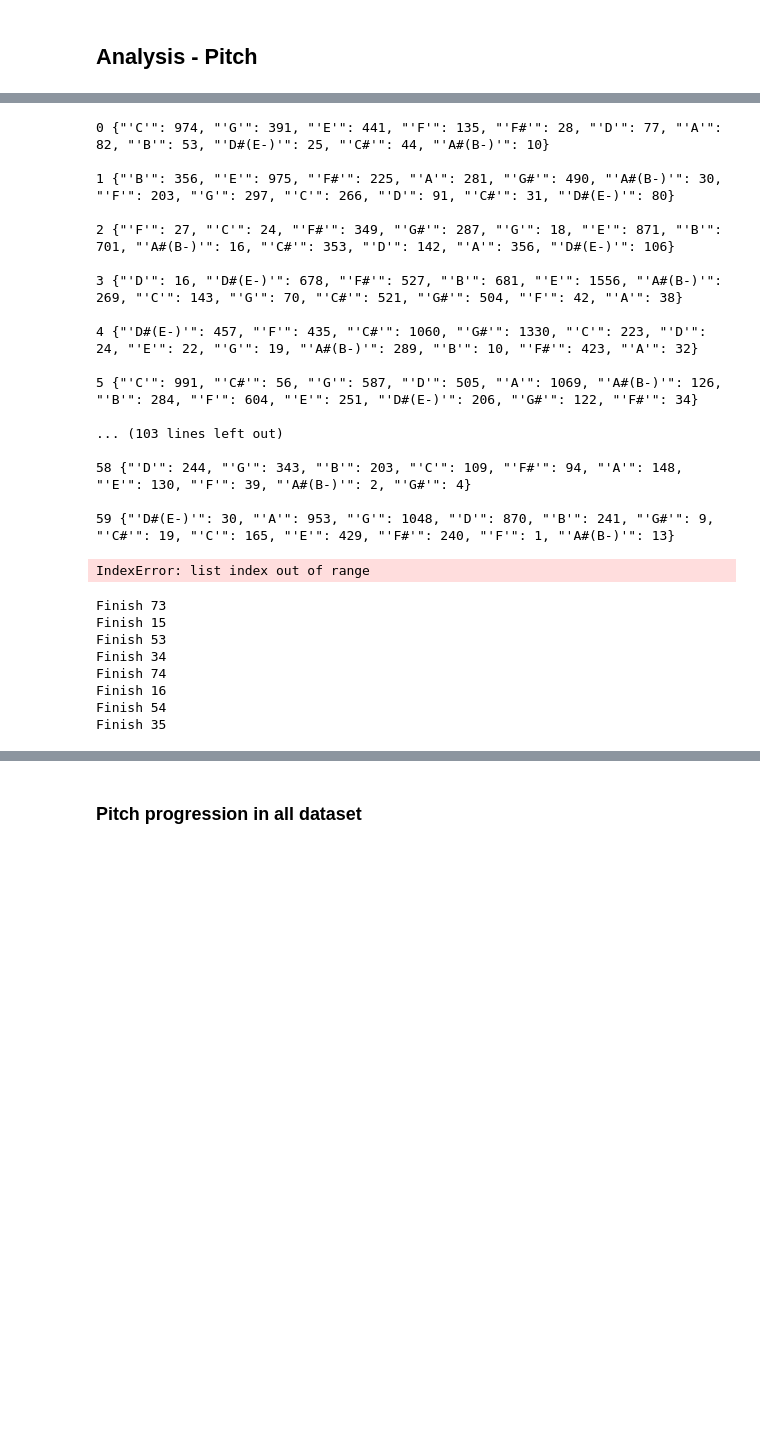
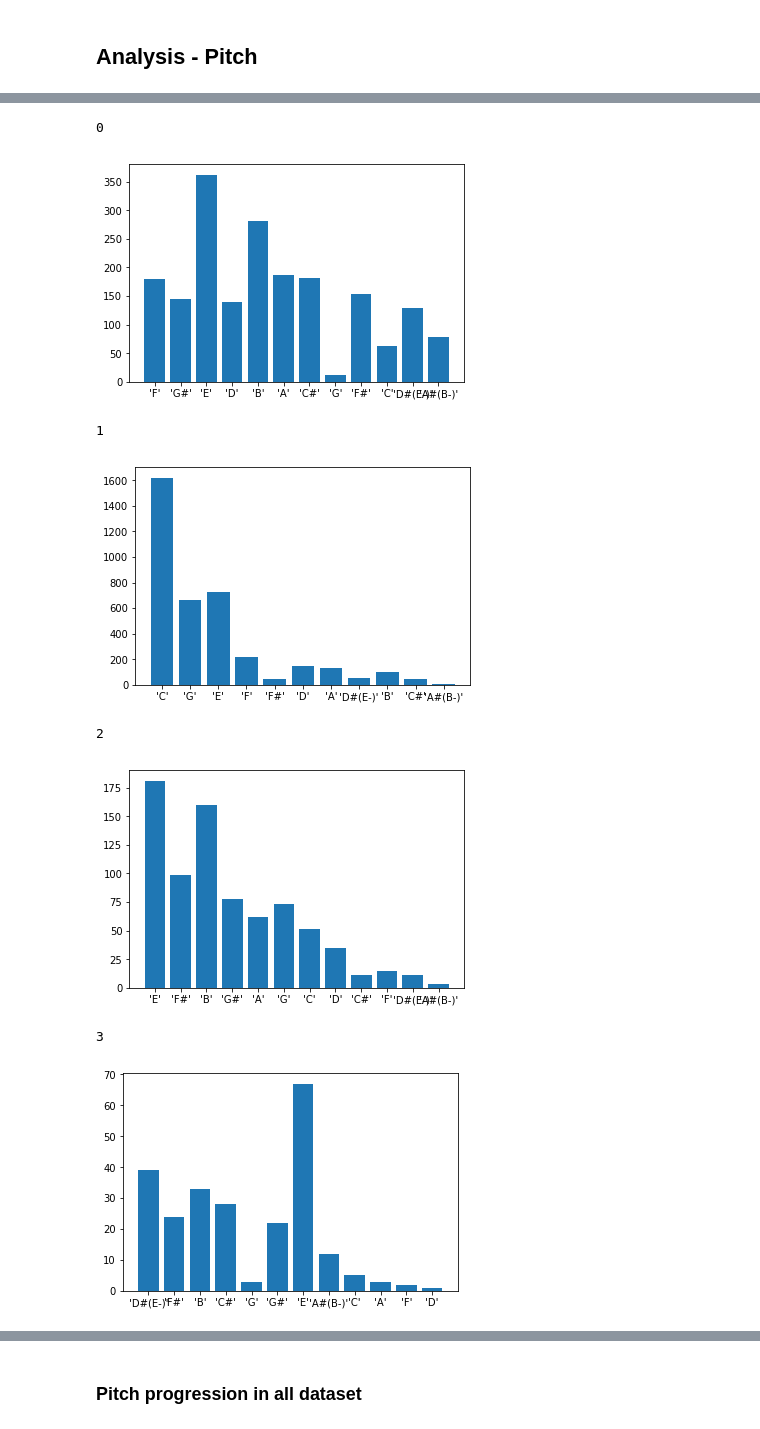
Before and after one commit to sharon1018/Music_information_retrieval, a Jupyter notebook: Pitch_spelling-sleeping.ipynb, the cells around one changed output, grey strips where cells are left out. Cells and saved outputs as stored; diff of their text form; code cells hidden in the pictures; blank space fills up the shorter version.

```diff
--- a/Pitch_spelling-sleeping.ipynb
+++ b/Pitch_spelling-sleeping.ipynb
@@ -173,5 +185,2 @@ len(sleeping_key)
 # %% [output]
 75
-# %%
-a = n_gram(sleeping_key,1)
-plot_wordcloud(a,30)
@@ -256,0 +248,10 @@ Other 8.03 %
+# %%
+flattened = [val for sublist in sleeping_key for val in sublist]
+perfect_, same_, non_ , big3_ , small3_ ,four_, whole_ = count_pattern(flattened,1,0,2)
+print("Perfect 5:", perfect_, '%')
+print("Big three:",big3_, '%')
+print("Small",small3_, '%')
+print("Stable:",same_, '%')
+print("Four:",four_, '%')
+print("WholeTone:",whole_, '%')
+print("Other",non_, '%')
@@ -316,0 +268,12 @@ Other 12.0 %
+# %%
+for idx in range(len(sleeping_music)):
+    perfect_, same_, non_ , big3_ , small3_ ,four_, whole_ = count_pattern(sleeping_key[idx],1,0,2)
+    print(idx,sleeping_music[idx])
+    print("Perfect 5:", perfect_, '%')
+    print("Big three:",big3_, '%')
+    print("Small",small3_, '%')
+    print("Stable:",same_, '%')
+    print("Four:",four_, '%')
+    print("WholeTone:",whole_, '%')
+    print("Other",non_, '%')
+    print()
@@ -321,33 +342,16 @@ Other 12.0 %
-# %%
-## Check if it has a dominant key
-## plot bar chart
-for idx in range(len(sleeping_music)):
-    print(idx, n_gram2(pitch[idx], 1))
-    print()
-# %% [output]
-0 {"'C'": 974, "'G'": 391, "'E'": 441, "'F'": 135, "'F#'": 28, "'D'": 77, "'A'": 82, "'B'": 53, "'D#(E-)'": 25, "'C#'": 44, "'A#(B-)'": 10}
-
-1 {"'B'": 356, "'E'": 975, "'F#'": 225, "'A'": 281, "'G#'": 490, "'A#(B-)'": 30, "'F'": 203, "'G'": 297, "'C'": 266, "'D'": 91, "'C#'": 31, "'D#(E-)'": 80}
-
-2 {"'F'": 27, "'C'": 24, "'F#'": 349, "'G#'": 287, "'G'": 18, "'E'": 871, "'B'": 701, "'A#(B-)'": 16, "'C#'": 353, "'D'": 142, "'A'": 356, "'D#(E-)'": 106}
-
-3 {"'D'": 16, "'D#(E-)'": 678, "'F#'": 527, "'B'": 681, "'E'": 1556, "'A#(B-)'": 269, "'C'": 143, "'G'": 70, "'C#'": 521, "'G#'": 504, "'F'": 42, "'A'": 38}
-
-4 {"'D#(E-)'": 457, "'F'": 435, "'C#'": 1060, "'G#'": 1330, "'C'": 223, "'D'": 24, "'E'": 22, "'G'": 19, "'A#(B-)'": 289, "'B'": 10, "'F#'": 423, "'A'": 32}
-
-5 {"'C'": 991, "'C#'": 56, "'G'": 587, "'D'": 505, "'A'": 1069, "'A#(B-)'": 126, "'B'": 284, "'F'": 604, "'E'": 251, "'D#(E-)'": 206, "'G#'": 122, "'F#'": 34}
-
-... (103 lines left out)
-
-58 {"'D'": 244, "'G'": 343, "'B'": 203, "'C'": 109, "'F#'": 94, "'A'": 148, "'E'": 130, "'F'": 39, "'A#(B-)'": 2, "'G#'": 4}
-
-59 {"'D#(E-)'": 30, "'A'": 953, "'G'": 1048, "'D'": 870, "'B'": 241, "'G#'": 9, "'C#'": 19, "'C'": 165, "'E'": 429, "'F#'": 240, "'F'": 1, "'A#(B-)'": 13}
-IndexError: list index out of range
-Finish 73
-Finish 15
-Finish 53
-Finish 34
-Finish 74
-Finish 16
-Finish 54
-Finish 35
+# %%
+for idx in range(len(pitch)):
+    ngram_pitch = n_gram2(pitch[idx], 1)
+    plt.bar(range(len(ngram_pitch)), list(ngram_pitch.values()), align='center')
+    plt.xticks(range(len(ngram_pitch)), (ngram_pitch.keys()))
+    print(idx)
+    plt.show()
+# %% [output]
+0
+[figure, added]
+1
+[figure, added]
+2
+[figure, added]
+3
+[figure, added]
```
Also changed, not shown: parts of 33 cells of this notebook, 2 other files.
